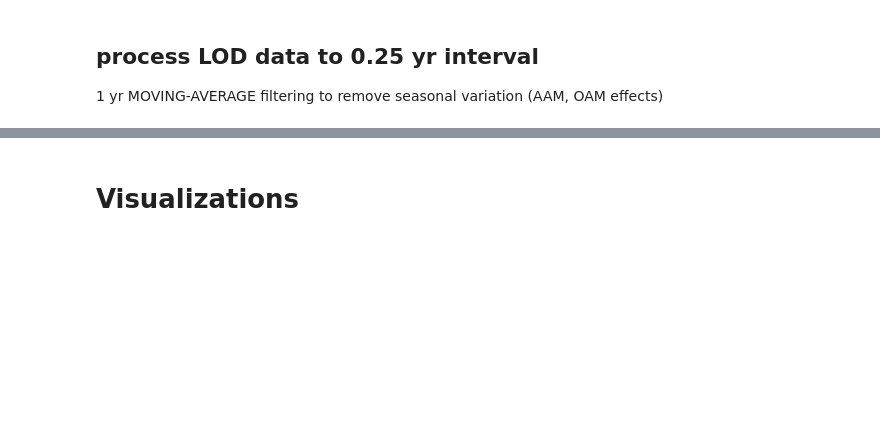
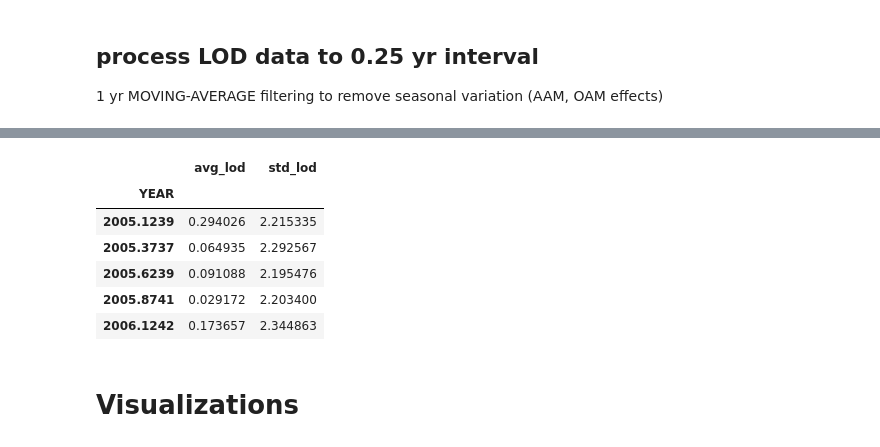
Before and after one commit to satshout/EKF-RNN_B_LOD_LDT, a Jupyter notebook: code/2025_1105_processLODdata.ipynb, the cells around one changed output, grey strips where cells are left out. Cells and saved outputs as stored; diff of their text form; code cells hidden in the pictures; blank space fills up the shorter version.

```diff
--- a/code/2025_1105_processLODdata.ipynb
+++ b/code/2025_1105_processLODdata.ipynb
@@ -321,6 +353,21 @@ save_df.to_csv(f"{save_dir}/lod.csv")
 | 2005.3739 | 0.565489 | 0.384749 |
 | 2005.6241 | 0.572782 | 0.394213 |
 | 2005.8742 | 0.616196 | 0.433872 |
+# %%
+#save
+save_df = DlodDT_rmT_qaverage.iloc[23:]
+display(save_df.head())
+
+save_dir = "../data/processed"
+save_df.to_csv(f"{save_dir}/DlodDT.csv")
+# %% [output]
+|  | avg_lod | std_lod |
+| YEAR |  |  |
+| 2005.1239 | 0.294026 | 2.215335 |
+| 2005.3737 | 0.064935 | 2.292567 |
+| 2005.6239 | 0.091088 | 2.195476 |
+| 2005.8741 | 0.029172 | 2.203400 |
+| 2006.1242 | 0.173657 | 2.344863 |
 # %% [markdown]
 # Visualizations
 # %%
```
Also changed, not shown: parts of 14 cells of this notebook, 2 other files.
